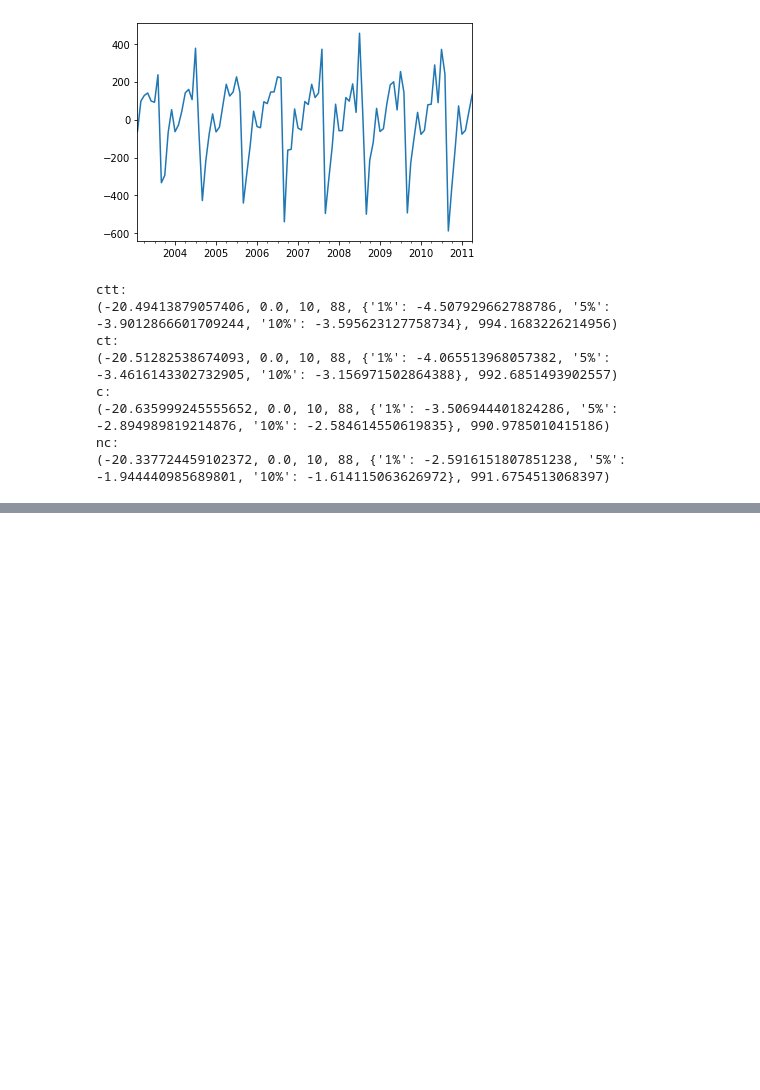
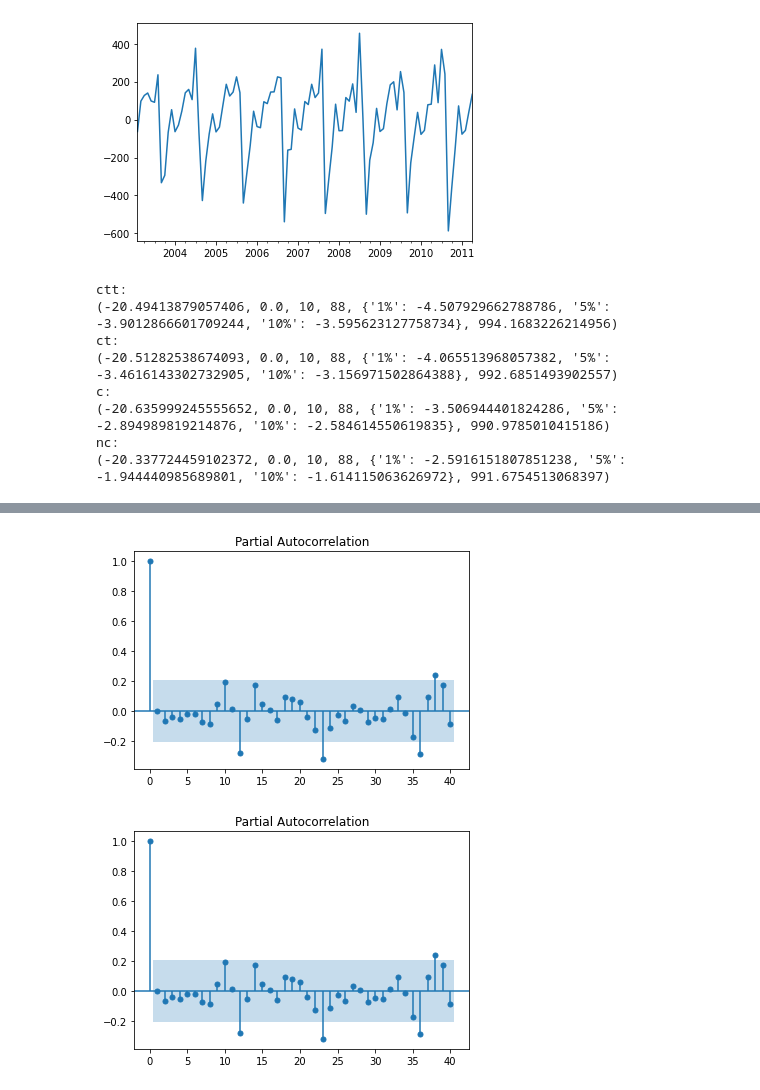
Before and after one commit to nnao45/jaist-my-jupyter, a Jupyter notebook: notebook/arモデル/test01.ipynb, the cells around one changed output, grey strips where cells are left out. Drawn from its saved outputs; the diff is of its cells as text; code cells hidden in the pictures; blank space fills up the shorter version.

```diff
--- a/notebook/arモデル/test01.ipynb
+++ b/notebook/arモデル/test01.ipynb
@@ -103,0 +137,7 @@ NotImplementedError: AR has been removed from statsmodels and replaced with stat
+# %%
+from statsmodels.graphics import tsaplots
+
+tsaplots.plot_pacf(res11, lags=40)
+# %% [output]
+[figure, added]
+[figure, added]
```
Also changed, not shown: parts of 4 cells of this notebook, 4 other files.
